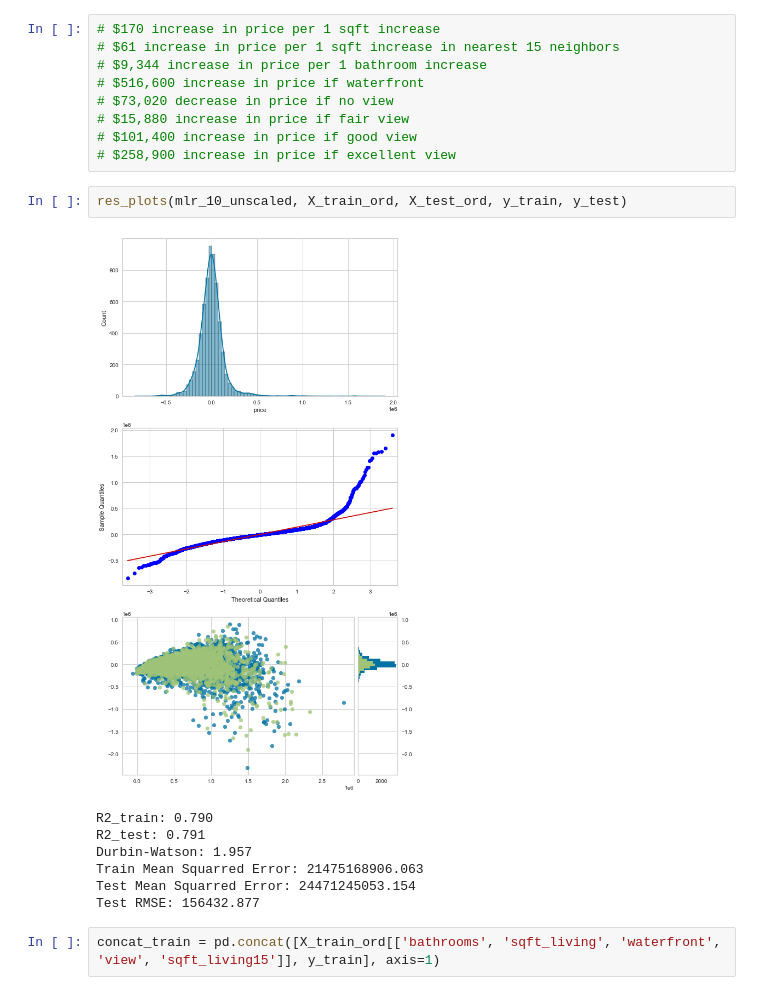
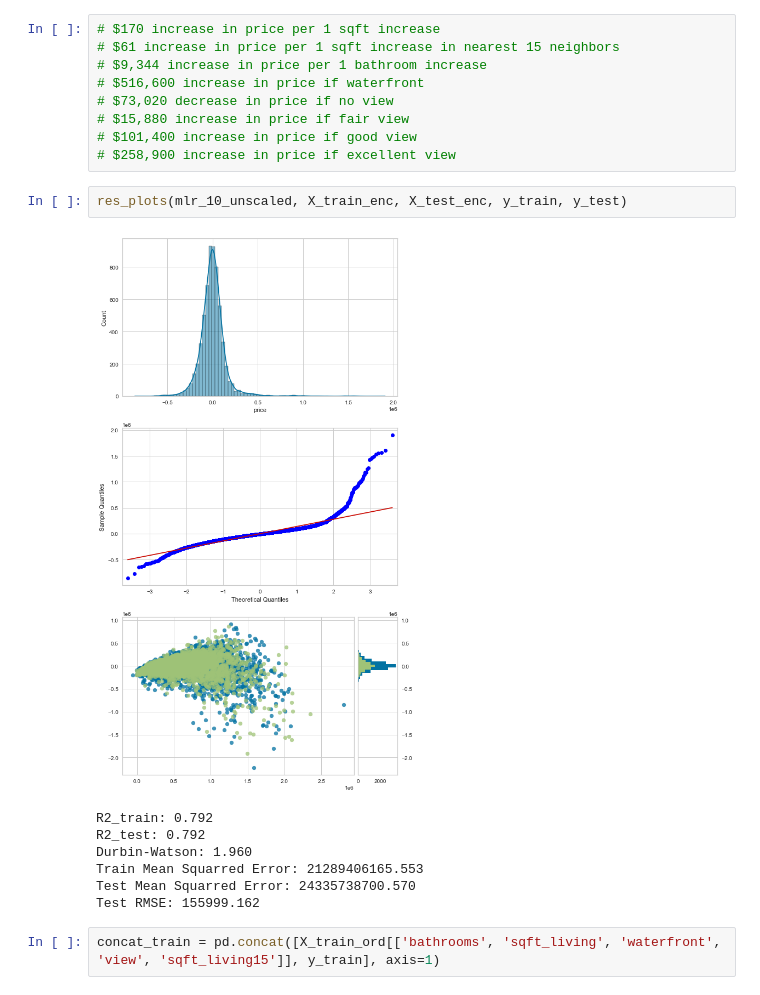
Before and after one commit to kyongminso/phase_2_project, a Jupyter notebook: Meir's Notebook.ipynb, the cells around one changed output. Saved outputs shown, nothing was run; the diff lists cells and outputs as text.

```diff
--- a/Meir's Notebook.ipynb
+++ b/Meir's Notebook.ipynb
@@ -1107,15 +1107,15 @@ strong multicollinearity or other numerical problems.
 # $101,400 increase in price if good view
 # $258,900 increase in price if excellent view
 # %%
-res_plots(mlr_10_unscaled, X_train_ord, X_test_ord, y_train, y_test)
+res_plots(mlr_10_unscaled, X_train_enc, X_test_enc, y_train, y_test)
 # %% [output]
-[figure, old version]
+[figure, new version]
-R2_train: 0.790
-R2_test: 0.791
-Durbin-Watson: 1.957
-Train Mean Squarred Error: 21475168906.063
-Test Mean Squarred Error: 24471245053.154
-Test RMSE: 156432.877
+R2_train: 0.792
+R2_test: 0.792
+Durbin-Watson: 1.960
+Train Mean Squarred Error: 21289406165.553
+Test Mean Squarred Error: 24335738700.570
+Test RMSE: 155999.162
 # %%
 concat_train = pd.concat([X_train_ord[['bathrooms', 'sqft_living', 'waterfront', 'view', 'sqft_living15']], y_train], axis=1)
 # %%
```
Also changed, not shown: parts of 12 cells of this notebook, 1 other file.
